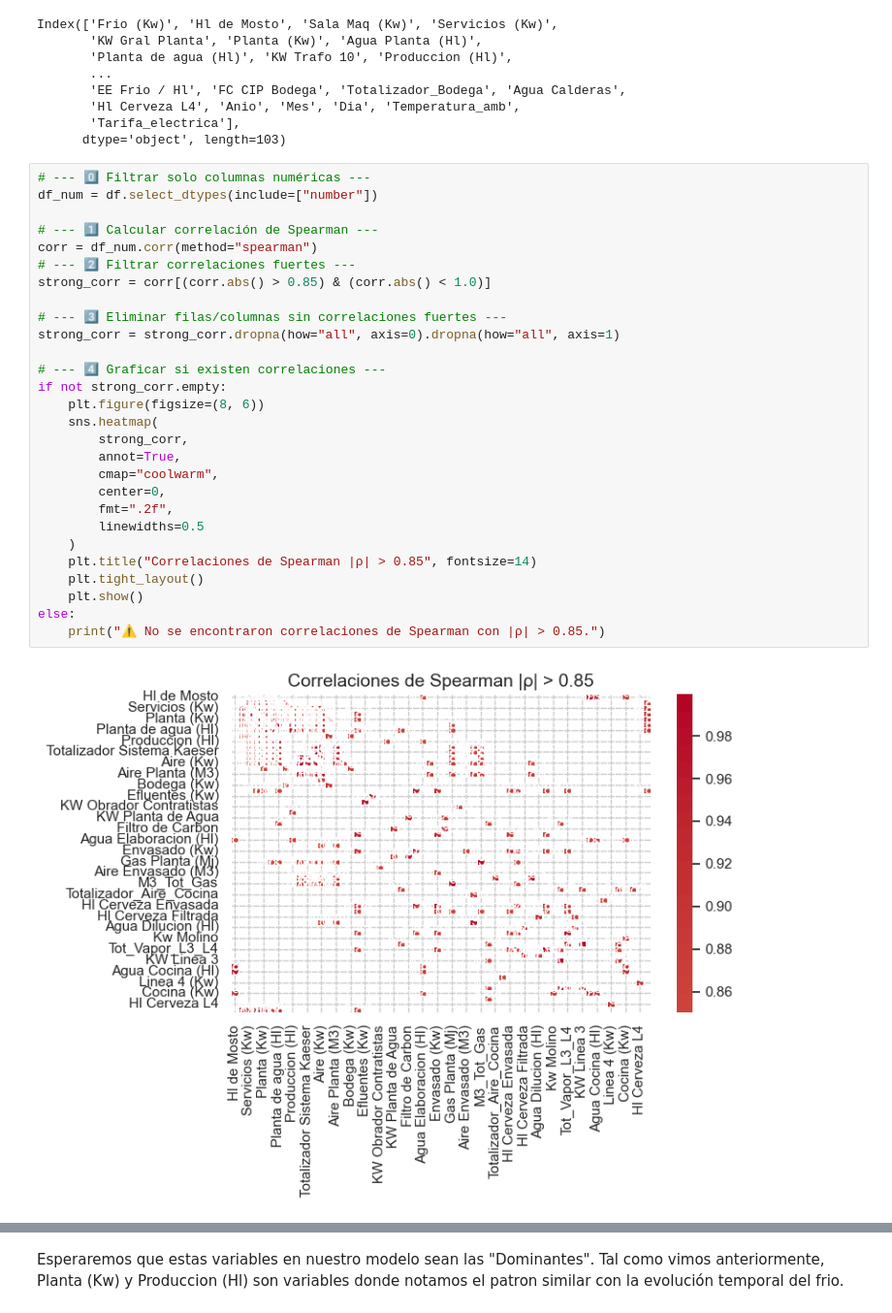
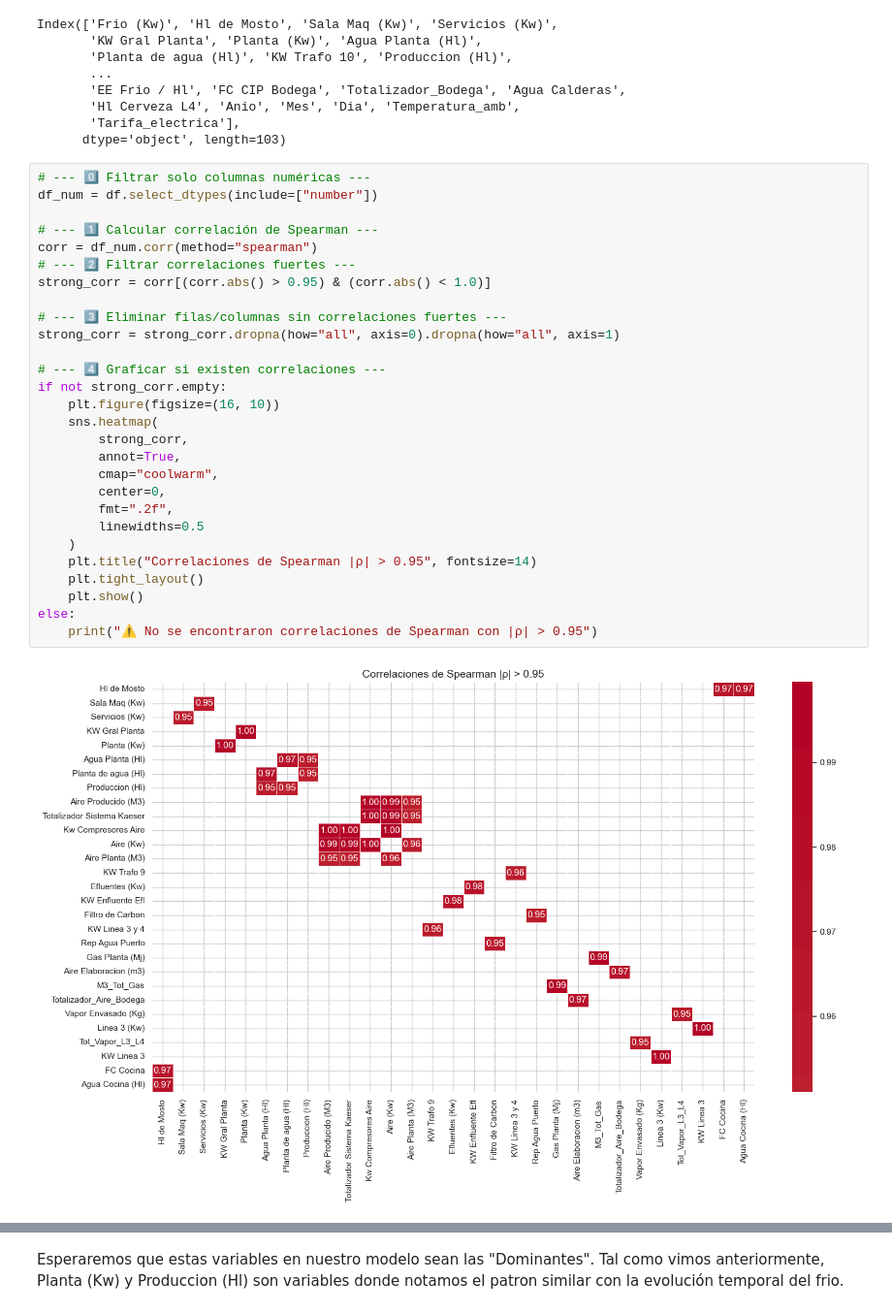
Before and after one commit to DayubMateo/MostoElMostro, a Jupyter notebook: notebooks/eda.ipynb, the cells around one changed output, grey strips where cells are left out. Shown at 97% size. Drawn from its saved outputs; the diff is of its cells as text.

```diff
--- a/notebooks/eda.ipynb
+++ b/notebooks/eda.ipynb
@@ -606,31 +598,31 @@ Index(['Frio (Kw)', 'Hl de Mosto', 'Sala Maq (Kw)', 'Servicios (Kw)',
 # %%
 # --- 0️⃣ Filtrar solo columnas numéricas ---
 df_num = df.select_dtypes(include=["number"])
 
 # --- 1️⃣ Calcular correlación de Spearman ---
 corr = df_num.corr(method="spearman")
 # --- 2️⃣ Filtrar correlaciones fuertes ---
-strong_corr = corr[(corr.abs() > 0.85) & (corr.abs() < 1.0)]
+strong_corr = corr[(corr.abs() > 0.95) & (corr.abs() < 1.0)]
 
 # --- 3️⃣ Eliminar filas/columnas sin correlaciones fuertes ---
 strong_corr = strong_corr.dropna(how="all", axis=0).dropna(how="all", axis=1)
 
 # --- 4️⃣ Graficar si existen correlaciones ---
 if not strong_corr.empty:
-    plt.figure(figsize=(8, 6))
+    plt.figure(figsize=(16, 10))
     sns.heatmap(
         strong_corr,
         annot=True,
         cmap="coolwarm",
         center=0,
         fmt=".2f",
         linewidths=0.5
     )
-    plt.title("Correlaciones de Spearman |ρ| > 0.85", fontsize=14)
+    plt.title("Correlaciones de Spearman |ρ| > 0.95", fontsize=14)
     plt.tight_layout()
     plt.show()
 else:
-    print("⚠️ No se encontraron correlaciones de Spearman con |ρ| > 0.85.")
+    print("⚠️ No se encontraron correlaciones de Spearman con |ρ| > 0.95")
 # %% [output]
-[figure, old version]
+[figure, new version]
 # %% [markdown]
```
Also changed, not shown: parts of 18 cells of this notebook.
